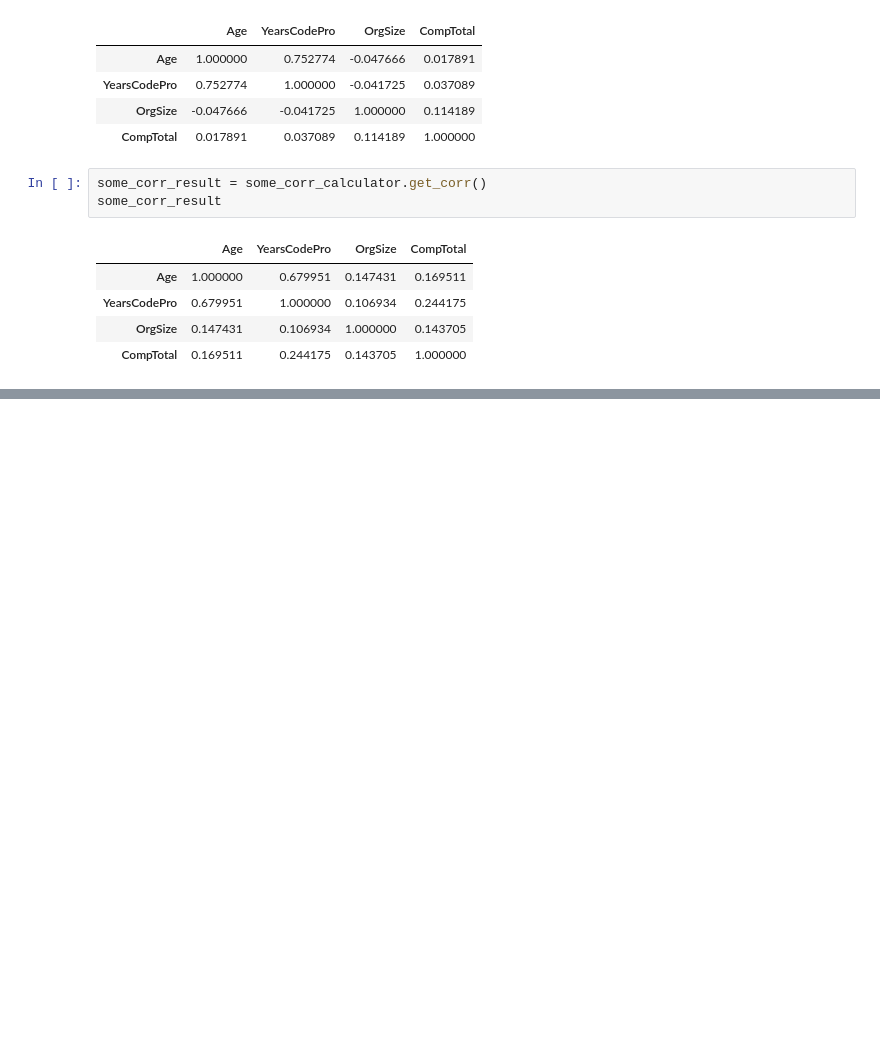
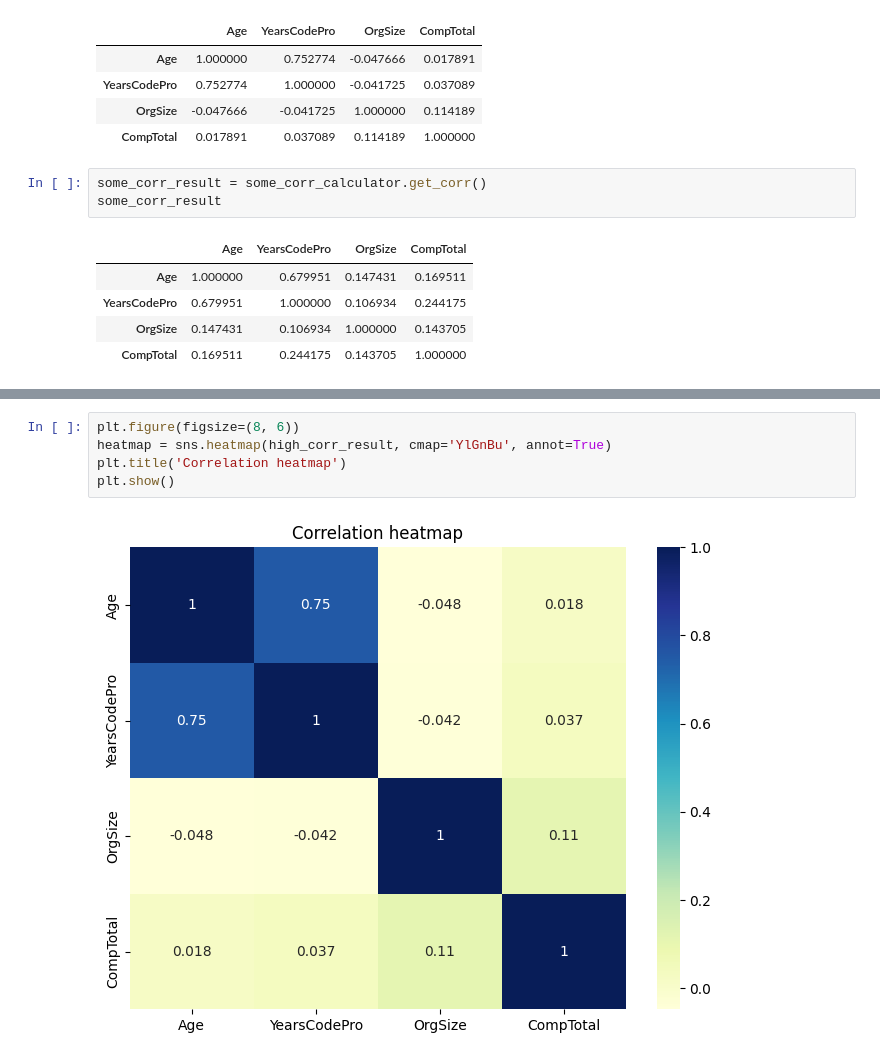
Before and after one commit to abrahim-k/stack_overflow_data, a Jupyter notebook: stack_overflow.ipynb, the cells around one changed output, grey strips where cells are left out. Drawn from its saved outputs; the diff is of its cells as text; blank space fills up the shorter version.

```diff
--- a/stack_overflow.ipynb
+++ b/stack_overflow.ipynb
@@ -634,0 +653,7 @@ some_corr_result
+# %%
+plt.figure(figsize=(8, 6))
+heatmap = sns.heatmap(high_corr_result, cmap='YlGnBu', annot=True)
+plt.title('Correlation heatmap')
+plt.show()
+# %% [output]
+[figure, added]
```
Also changed, not shown: parts of 4 cells of this notebook.
